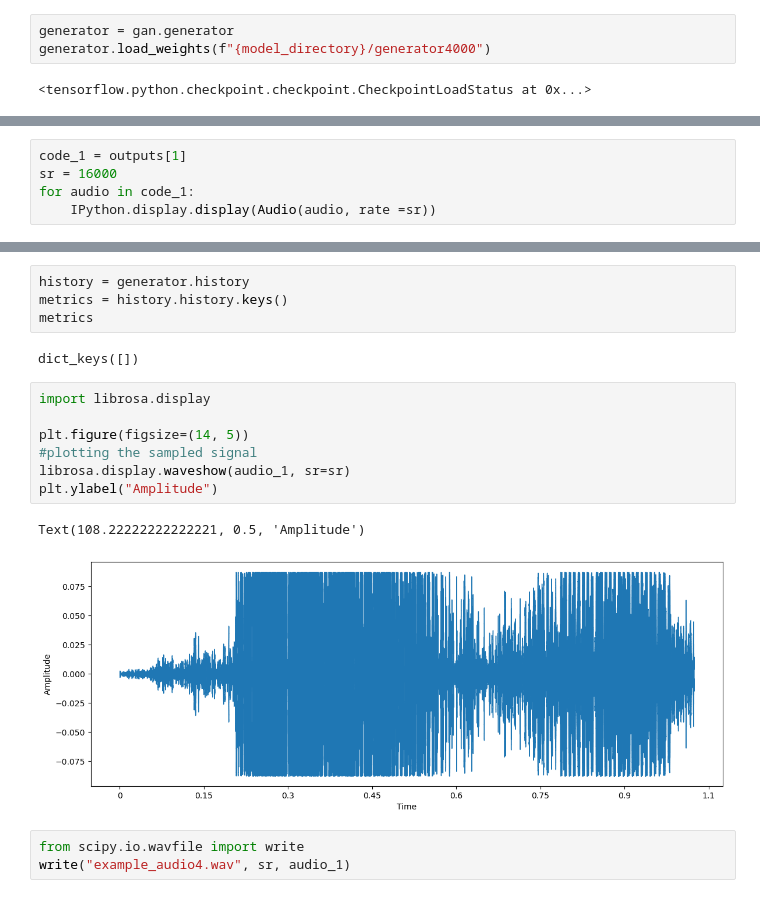
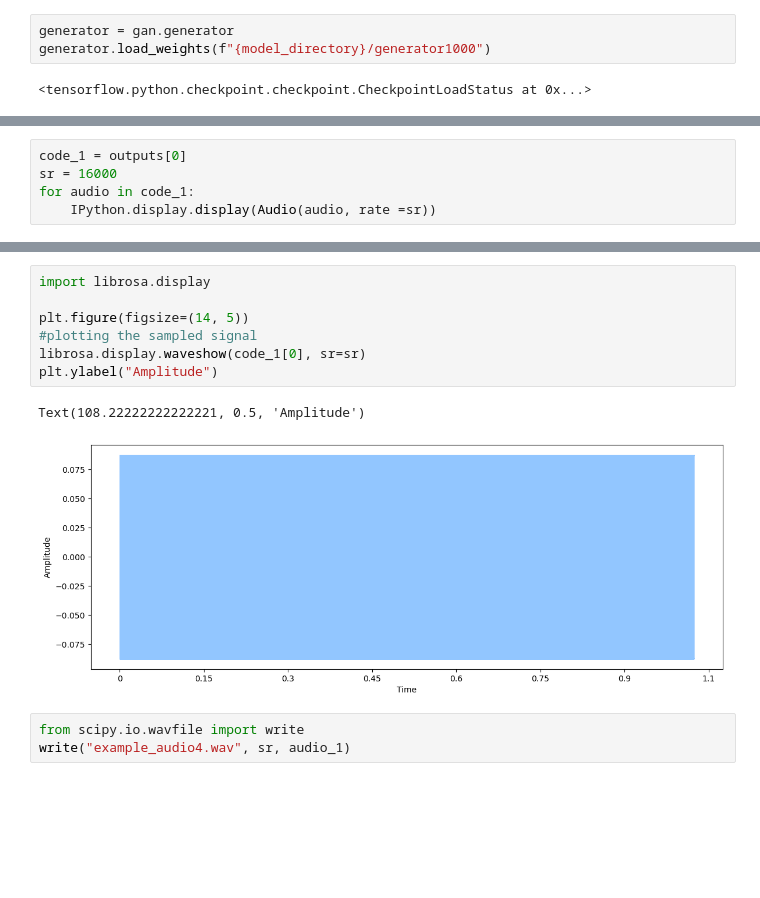
Before and after one commit to JaydenDave/decoding-animimal-communication, a Jupyter notebook: winfoGAN/model_testing.ipynb, the cells around one changed output, grey strips where cells are left out. Cells and saved outputs as stored; diff of their text form; blank space fills up the shorter version.

```diff
--- a/winfoGAN/model_testing.ipynb
+++ b/winfoGAN/model_testing.ipynb
@@ -47,7 +49,7 @@ gan = GAN(
 )
 # %%
 generator = gan.generator
-generator.load_weights(f"{model_directory}/generator4000")
+generator.load_weights(f"{model_directory}/generator1000")
 # %% [output]
 <tensorflow.python.checkpoint.checkpoint.CheckpointLoadStatus at 0x...>
 # %%
@@ -95,7 +97,7 @@ DENORMALISED
 DENORMALISING- MEAN:-0.00021153796114958823, STD_DEV:0.08716892451047897
 DENORMALISED
 # %%
-code_1 = outputs[1]
+code_1 = outputs[0]
 sr = 16000
 for audio in code_1:
     IPython.display.display(Audio(audio, rate =sr))
@@ -110,22 +112,16 @@ for audio in code_1:
 [interactive output not drawn]
 [interactive output not drawn]
 [interactive output not drawn]
-# %%
-history = generator.history
-metrics = history.history.keys()
-metrics
-# %% [output]
-dict_keys([])
 # %%
 import librosa.display
 
 plt.figure(figsize=(14, 5))
 #plotting the sampled signal
-librosa.display.waveshow(audio_1, sr=sr)
+librosa.display.waveshow(code_1[0], sr=sr)
 plt.ylabel("Amplitude")
 # %% [output]
 Text(108.22222222222221, 0.5, 'Amplitude')
-[figure, old version]
+[figure, new version]
 # %%
 from scipy.io.wavfile import write
 write("example_audio4.wav", sr, audio_1)
```
Also changed, not shown: parts of 7 cells of this notebook, 1 other file.
